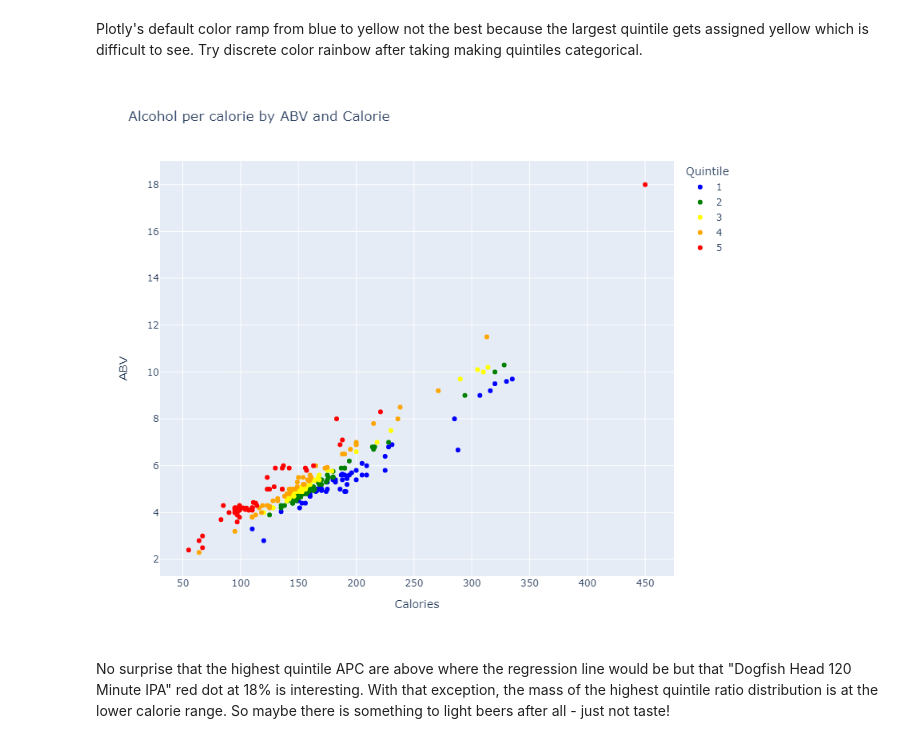
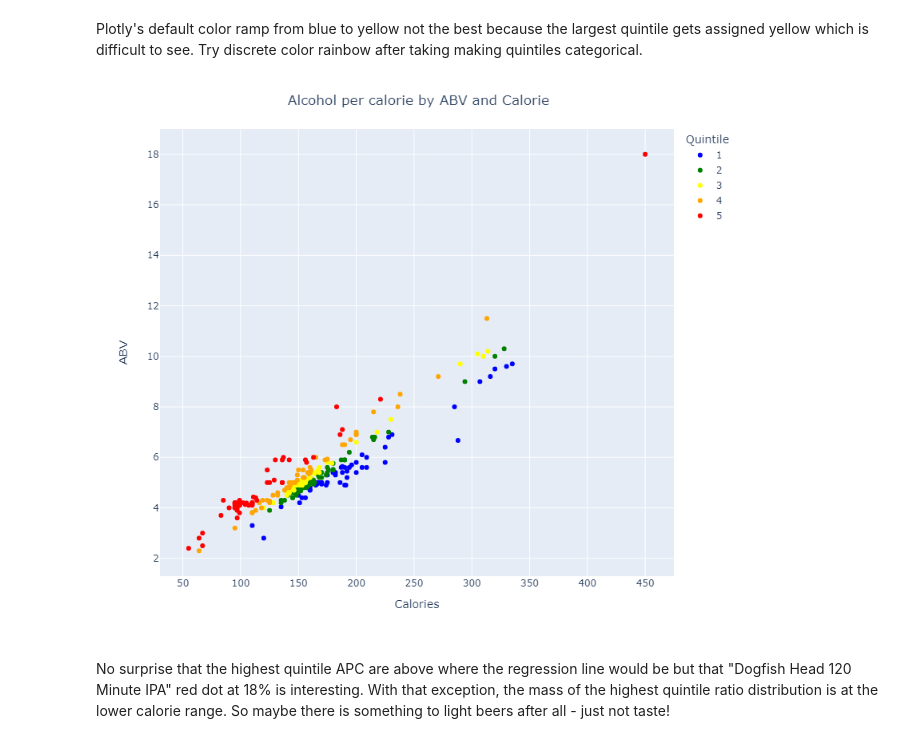
Before and after one commit to mjturtora/beer, a Jupyter notebook: Beer.ipynb, the cells around one changed output. Drawn from its saved outputs; the diff is of its cells as text; code cells hidden in the pictures.

Commit message:
Centered Title

```diff
--- a/Beer.ipynb
+++ b/Beer.ipynb
@@ -89,19 +89,19 @@ Plotly's default color ramp from blue to yellow not the best because the largest
 # %%
 df['Quintile'] = df['Quintile'].astype("string")
 df = df.sort_values(['apc'],ascending=True)
 # Now color data points by quintiles of ABV/Calories
 fig = px.scatter(df, x="Calories", y="ABV",  hover_data=['Brand'], color="Quintile"
                  ,color_discrete_map={
                      "1" : "blue"
                      ,"2" : "green"
                      ,"3" : "yellow"
                      ,"4" : "orange"
                      ,"5" : "red"
                  }
-                 ,title="Alcohol per calorie by ABV and Calorie"
                  ,width=700, height=700)
+fig.update_layout(title_text="Alcohol per calorie by ABV and Calorie", title_x=0.5)
 fig.show()
 # %% [output]
-[figure, old version]
+[figure, new version]
 # %% [markdown]
 No surprise that the highest quintile APC are above where the regression line would be but that "Dogfish Head 120 Minute IPA" red dot at 18% is interesting. With that exception, the mass of the highest quintile ratio distribution is at the lower calorie range. So maybe there is something to light beers after all - just not taste!
```
